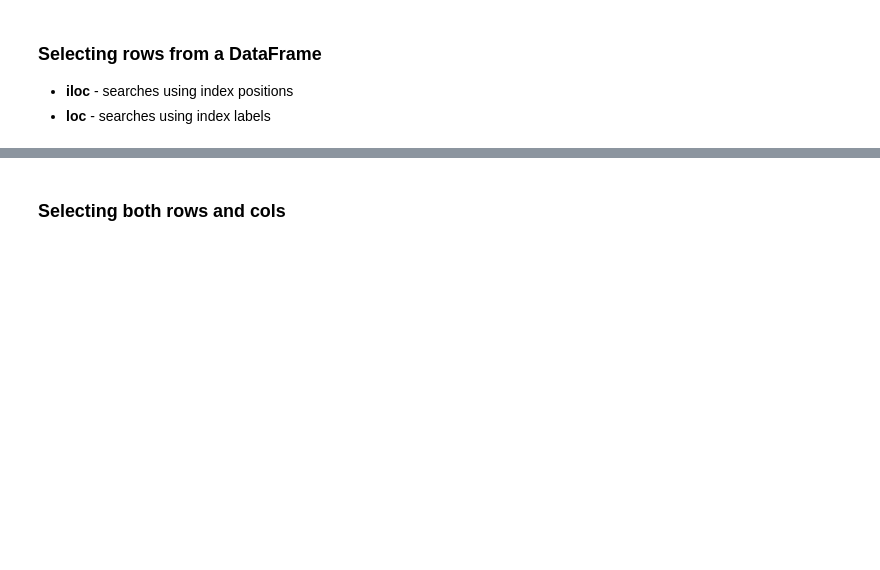
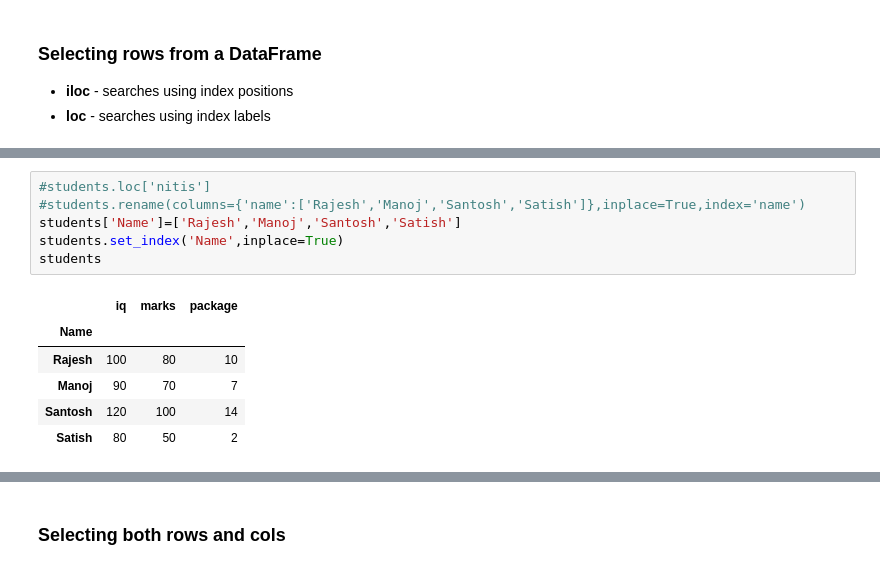
Before and after one commit to rajeshchengannur/Datascience, a Jupyter notebook: session_17_pandas_dataframes.ipynb, the cells around one changed output, grey strips where cells are left out. Cells and saved outputs as stored; diff of their text form; blank space fills up the shorter version.

```diff
--- a/session_17_pandas_dataframes.ipynb
+++ b/session_17_pandas_dataframes.ipynb
@@ -252,0 +305,13 @@ movies[['title_x','actors']]
+# %%
+#students.loc['nitis']
+#students.rename(columns={'name':['Rajesh','Manoj','Santosh','Satish']},inplace=True,index='name')
+students['Name']=['Rajesh','Manoj','Santosh','Satish']
+students.set_index('Name',inplace=True)
+students
+# %% [output]
+|  | iq | marks | package |
+| Name |  |  |  |
+| Rajesh | 100 | 80 | 10 |
+| Manoj | 90 | 70 | 7 |
+| Santosh | 120 | 100 | 14 |
+| Satish | 80 | 50 | 2 |
```
Also changed, not shown: parts of 19 cells of this notebook.
